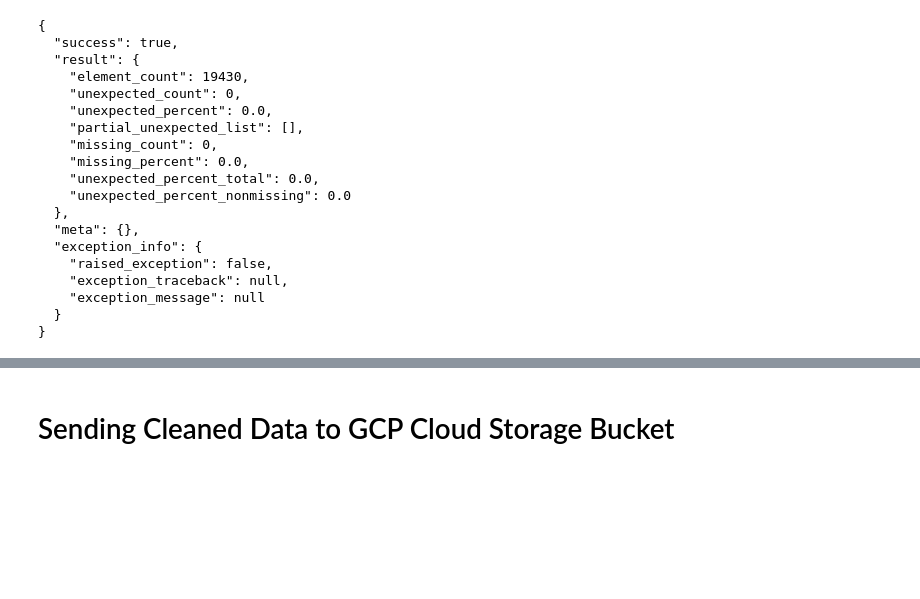
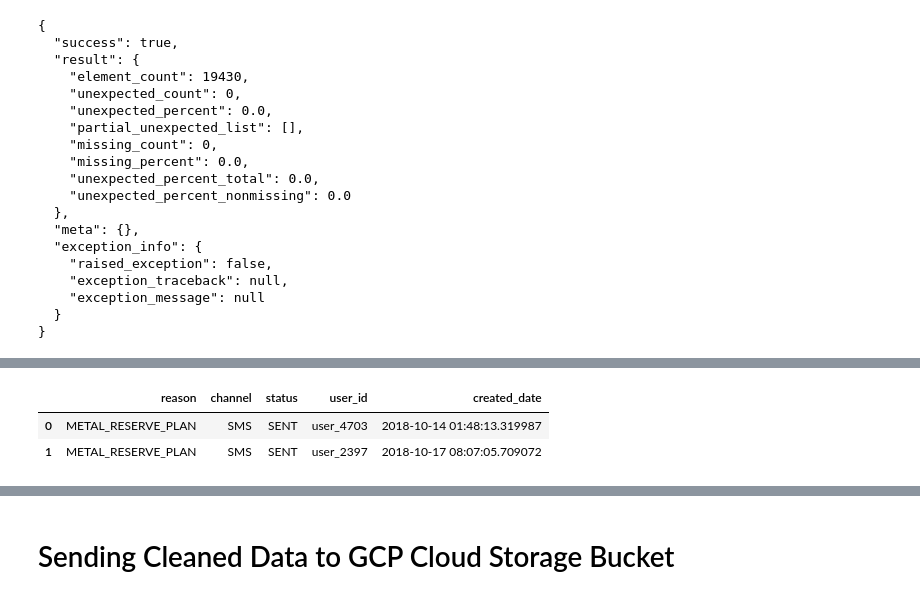
Before and after one commit to mitchell5/neo_bank, a Jupyter notebook: part_1-data_exploration/exploration.ipynb, the cells around one changed output, grey strips where cells are left out. Cells and saved outputs as stored; diff of their text form; code cells hidden in the pictures; blank space fills up the shorter version.

Commit message:
updated data exploration

```diff
--- a/part_1-data_exploration/exploration.ipynb
+++ b/part_1-data_exploration/exploration.ipynb
@@ -123,5 +129,5 @@ len(users)
 # %%
-notifs=pd.read_csv("/home/neobanking2025/projects/neo_bank/raw_data/notifications.csv")
+notifs=pd.read_csv("/home/neobanking2025/projects/neo_bank/data/raw/notifications.csv")
 notifs.head()
 # %% [output]
 |  | reason | channel | status | user_id | created_date |
@@ -931,0 +975,2 @@ validator.expect_column_values_to_be_unique(column='user_id')
+# %%
+notifs['created_date'] = pd.to_datetime(notifs['created_date'],errors='coerce').dt.tz_localize(None)
@@ -931,0 +1007,6 @@ validator.expect_column_values_to_be_unique(column='user_id')
+# %%
+notifs.head(2)
+# %% [output]
+|  | reason | channel | status | user_id | created_date |
+| 0 | METAL_RESERVE_PLAN | SMS | SENT | user_4703 | 2018-10-14 01:48:13.319987 |
+| 1 | METAL_RESERVE_PLAN | SMS | SENT | user_2397 | 2018-10-17 08:07:05.709072 |
```
Also changed, not shown: parts of 41 cells of this notebook.
